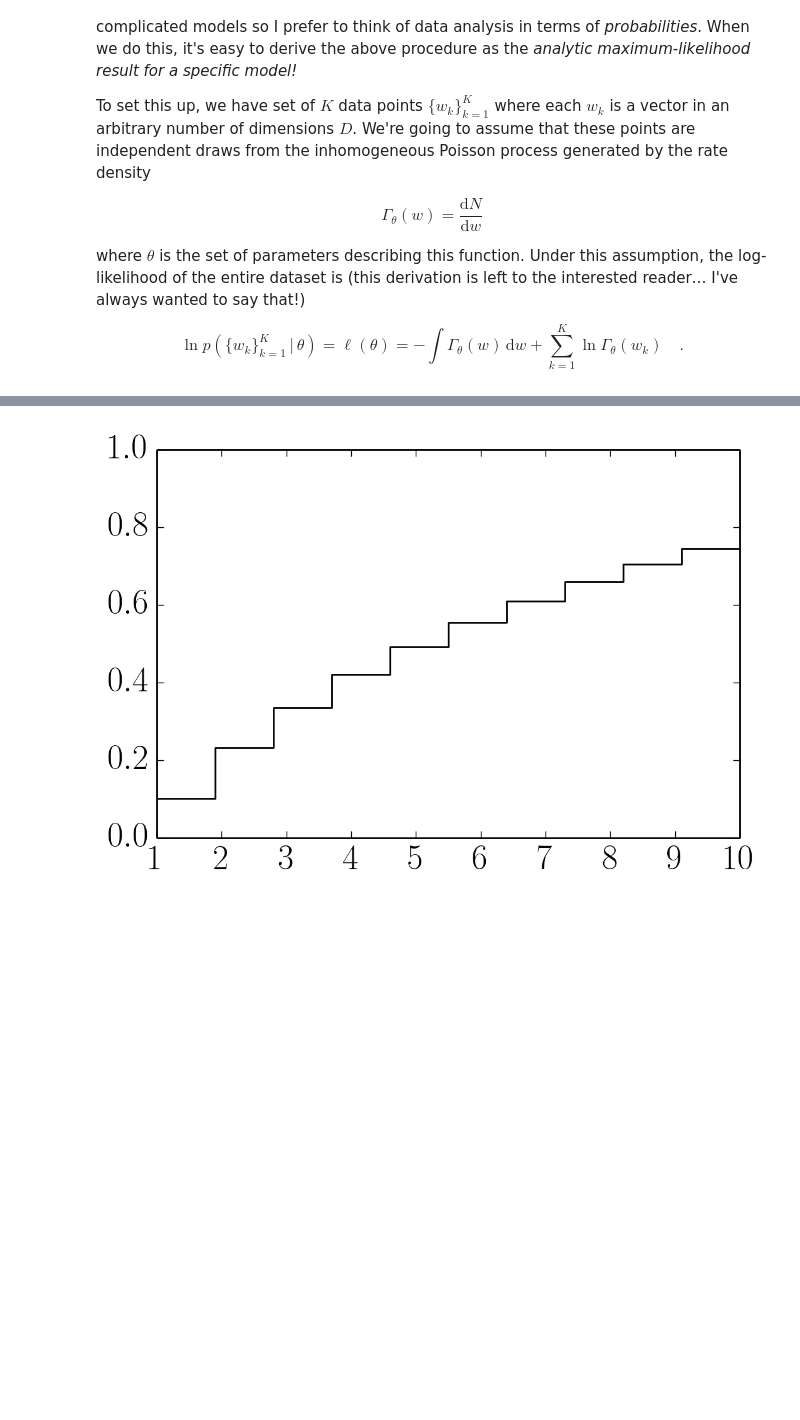
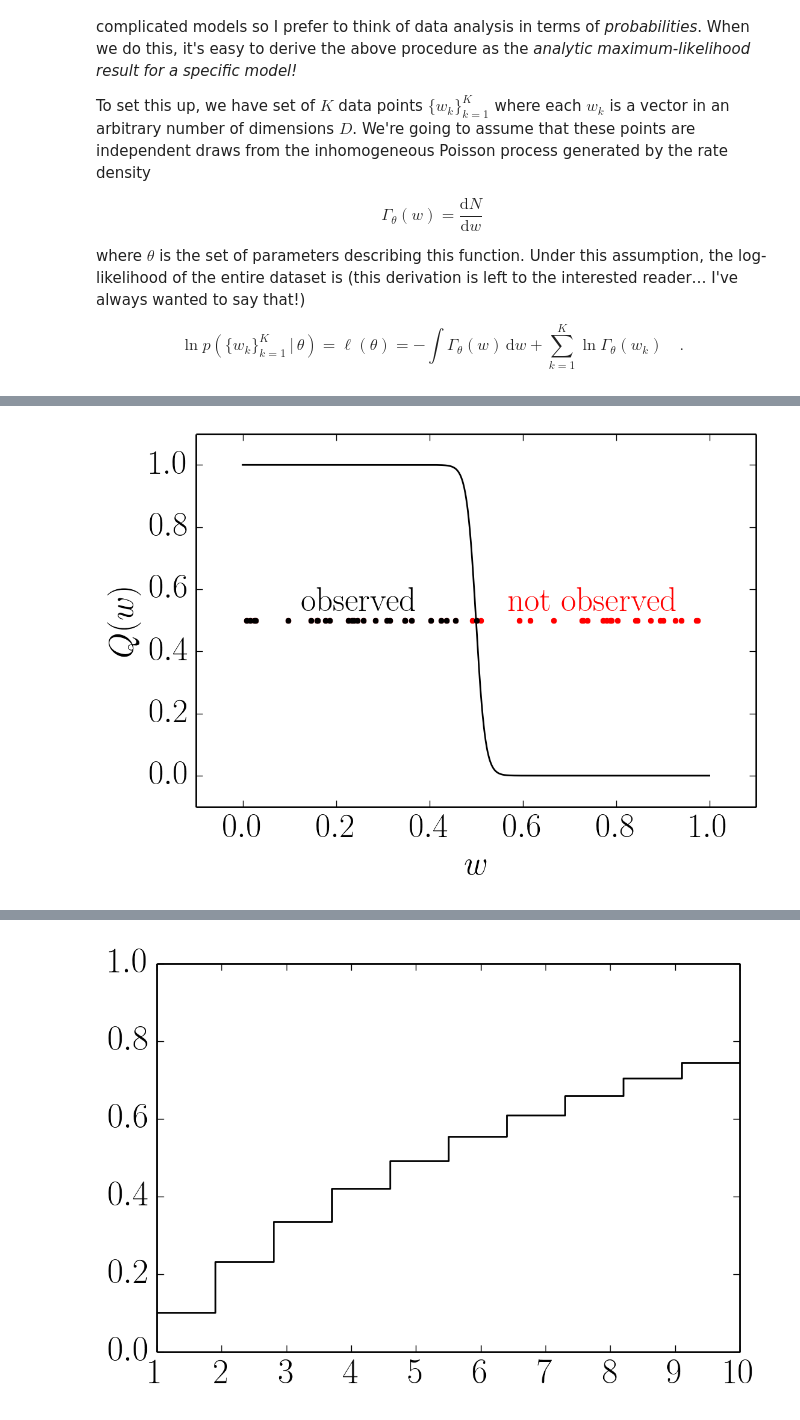
Before and after one commit to dfm-io/dfm.io, a Jupyter notebook: content/downloads/notebooks/histogram1.ipynb, the cells around one changed output, grey strips where cells are left out. Saved outputs shown, nothing was run; the diff lists cells and outputs as text; code cells hidden in the pictures; blank space fills up the shorter version.

Commit message:
A lot of writing about histograms

```diff
--- a/content/downloads/notebooks/histogram1.ipynb
+++ b/content/downloads/notebooks/histogram1.ipynb
@@ -57,0 +101,28 @@ where $N_m = \sum_{k=1}^K \mathbf{1}[w_k \in \Delta_m]$ is the number of points
+# %%
+import numpy as np
+import matplotlib.pyplot as pl
+
+# Define the completeness function.
+Q = lambda w: 1.0 / (1 + np.exp((w-0.5)/0.01))
+
+# Sample some points from a constant rate function
+K = np.random.poisson(50)
+w = np.random.uniform(0, 1, size=K)
+wobs = w[np.random.rand(K) < Q(w)]
+
+# Plot the observations.
+pl.plot(w, 0.5*np.ones(K), ".r")
+pl.plot(wobs, 0.5*np.ones(len(wobs)), ".k")
+pl.text(0.25, 0.53, "observed", ha="center")
+pl.text(0.75, 0.53, "not observed", ha="center", color="red")
+
+# Plot the completeness function.
+w0 = np.linspace(0, 1, 5000)
+pl.plot(w0, Q(w0), "k")
+
+pl.xlim(-0.1, 1.1)
+pl.ylim(-0.1, 1.1)
+pl.ylabel(r"$Q(w)$")
+pl.xlabel(r"$w$");
+# %% [output]
+[figure, added]
```
Also changed, not shown: parts of 23 cells of this notebook, 4 other files.
